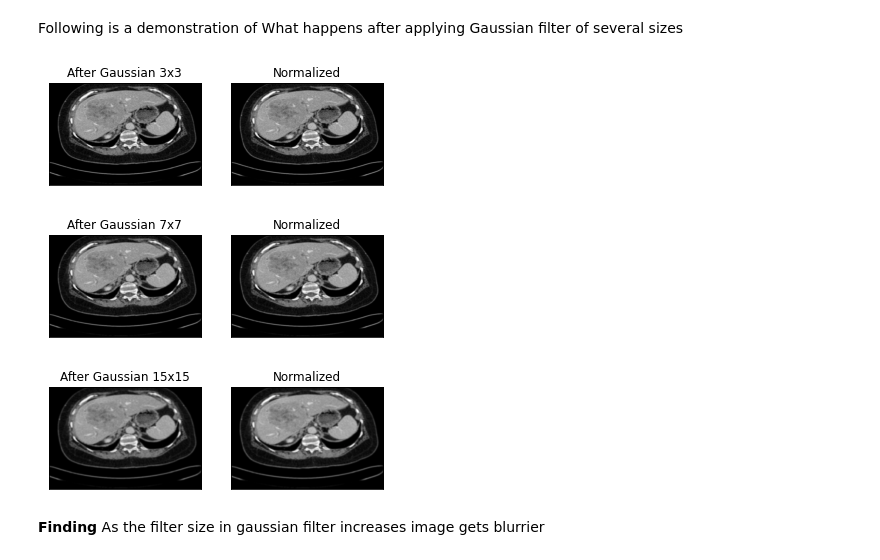
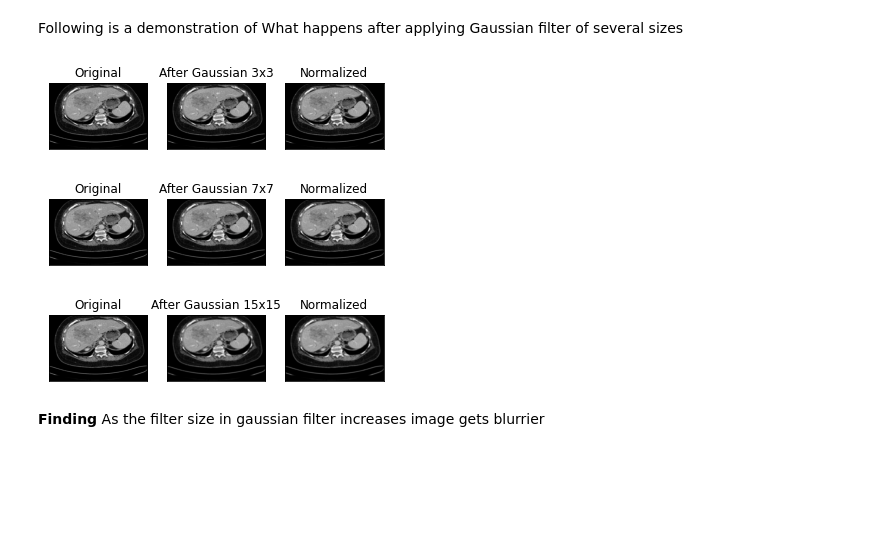
Before and after one commit to hmcyrus/python-image-processing, a Jupyter notebook: 5th exercise/completed.ipynb, the cells around one changed output. Saved outputs shown, nothing was run; the diff lists cells and outputs as text; code cells hidden in the pictures; blank space fills up the shorter version.

```diff
--- a/5th exercise/completed.ipynb
+++ b/5th exercise/completed.ipynb
@@ -66,21 +73,26 @@ Following is a demonstration of What happens after applying Gaussian filter of s
 # %%
 img_after_applying_gaussian_filter_3x3 = cv2.GaussianBlur(img,(3,3),0)
 plt.imshow(img_after_applying_gaussian_filter_3x3)
 
 norm = np.zeros((img_width,img_height))
 norm_image = cv2.normalize(img_after_applying_gaussian_filter_3x3,norm,0,255,cv2.NORM_MINMAX)
 
-plt.subplot(121)
+
+plt.subplot(131)
+plt.imshow(img)
+plt.title('Original')
+plt.xticks([]), plt.yticks([])
+plt.subplot(132)
 plt.imshow(img_after_applying_gaussian_filter_3x3)
 plt.title('After Gaussian 3x3')
 plt.xticks([]), plt.yticks([])
-plt.subplot(122),
+plt.subplot(133),
 plt.imshow(norm_image),
 plt.title('Normalized')
 plt.xticks([]), plt.yticks([])
 plt.show()
 # %% [output]
-[figure, old version]
+[figure, new version]
 # %%
 img_after_applying_gaussian_filter_7x7 = cv2.GaussianBlur(img,(7,7),0)
 plt.imshow(img_after_applying_gaussian_filter_7x7)
@@ -88,17 +100,22 @@ plt.imshow(img_after_applying_gaussian_filter_7x7)
 norm = np.zeros((img_width,img_height))
 norm_image = cv2.normalize(img_after_applying_gaussian_filter_7x7,norm,0,255,cv2.NORM_MINMAX)
 
-plt.subplot(121)
+
+plt.subplot(131)
+plt.imshow(img)
+plt.title('Original')
+plt.xticks([]), plt.yticks([])
+plt.subplot(132)
 plt.imshow(img_after_applying_gaussian_filter_7x7)
 plt.title('After Gaussian 7x7')
 plt.xticks([]), plt.yticks([])
-plt.subplot(122),
+plt.subplot(133),
 plt.imshow(norm_image),
 plt.title('Normalized')
 plt.xticks([]), plt.yticks([])
 plt.show()
 # %% [output]
-[figure, old version]
+[figure, new version]
 # %%
 img_after_applying_gaussian_filter_15x15 = cv2.GaussianBlur(img,(15,15),0)
 plt.imshow(img_after_applying_gaussian_filter_15x15)
@@ -106,17 +123,22 @@ plt.imshow(img_after_applying_gaussian_filter_15x15)
 norm = np.zeros((img_width,img_height))
 norm_image = cv2.normalize(img_after_applying_gaussian_filter_15x15,norm,0,255,cv2.NORM_MINMAX)
 
-plt.subplot(121)
+
+plt.subplot(131)
+plt.imshow(img)
+plt.title('Original')
+plt.xticks([]), plt.yticks([])
+plt.subplot(132)
 plt.imshow(img_after_applying_gaussian_filter_15x15)
 plt.title('After Gaussian 15x15')
 plt.xticks([]), plt.yticks([])
-plt.subplot(122),
+plt.subplot(133),
 plt.imshow(norm_image),
 plt.title('Normalized')
 plt.xticks([]), plt.yticks([])
 plt.show()
 # %% [output]
-[figure, old version]
+[figure, new version]
 # %% [markdown]
 **Finding** As the filter size in gaussian filter increases image gets blurrier
 # %% [markdown]
```
Also changed, not shown: parts of 2 cells of this notebook.
